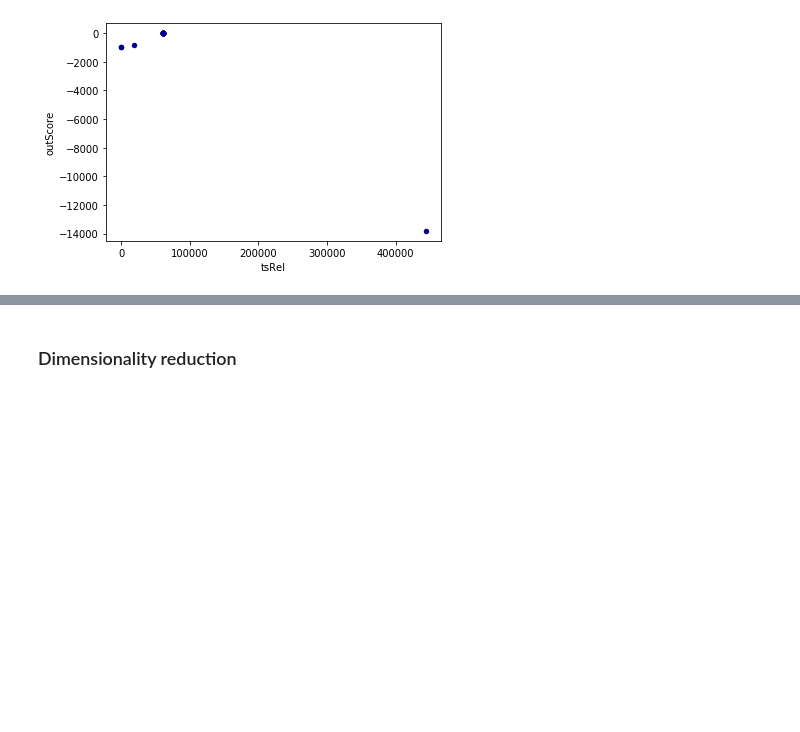
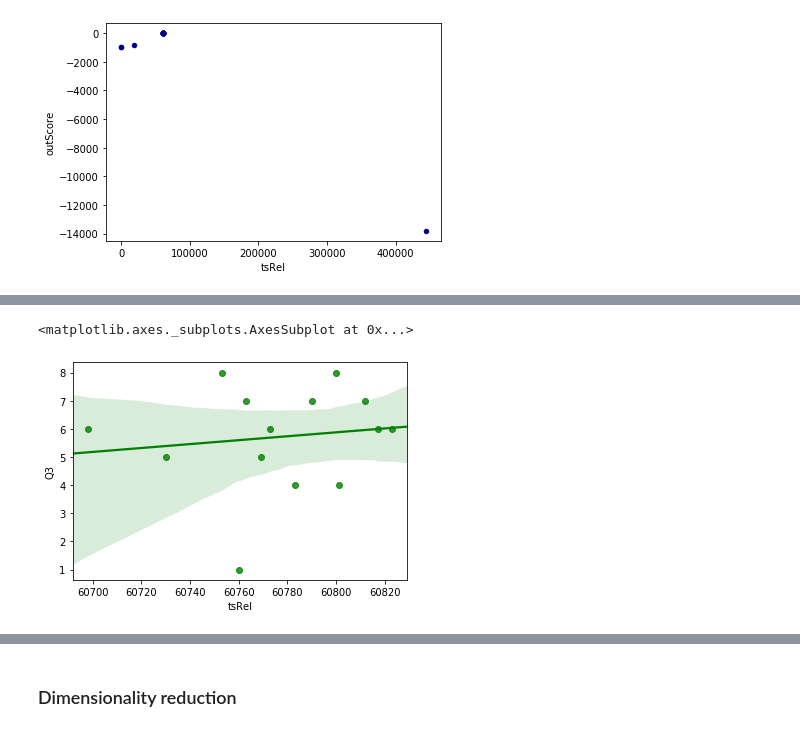
Before and after one commit to asrenninger/Week2, a Jupyter notebook: ml_on_small_data.ipynb, the cells around one changed output, grey strips where cells are left out. Cells and saved outputs as stored; diff of their text form; code cells hidden in the pictures; blank space fills up the shorter version.

```diff
--- a/ml_on_small_data.ipynb
+++ b/ml_on_small_data.ipynb
@@ -312,0 +368,5 @@ dfTmp.plot.scatter(x='tsRel', y='outScore', c='DarkBlue')
+# %%
+sns.regplot(x='tsRel', y='Q3', data=dfTmpFil, color="g")
+# %% [output]
+<matplotlib.axes._subplots.AxesSubplot at 0x...>
+[figure, added]
```
Also changed, not shown: parts of 50 cells of this notebook, 6 other files.
